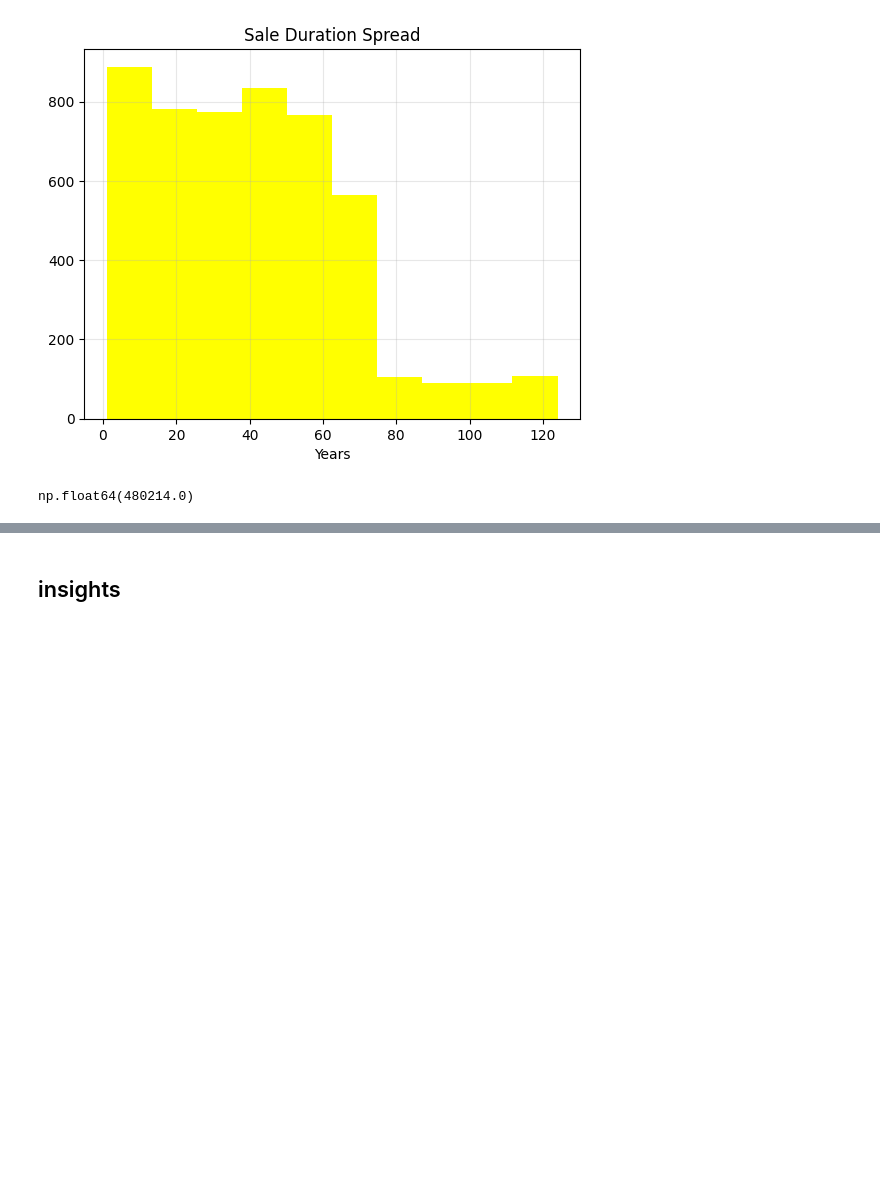
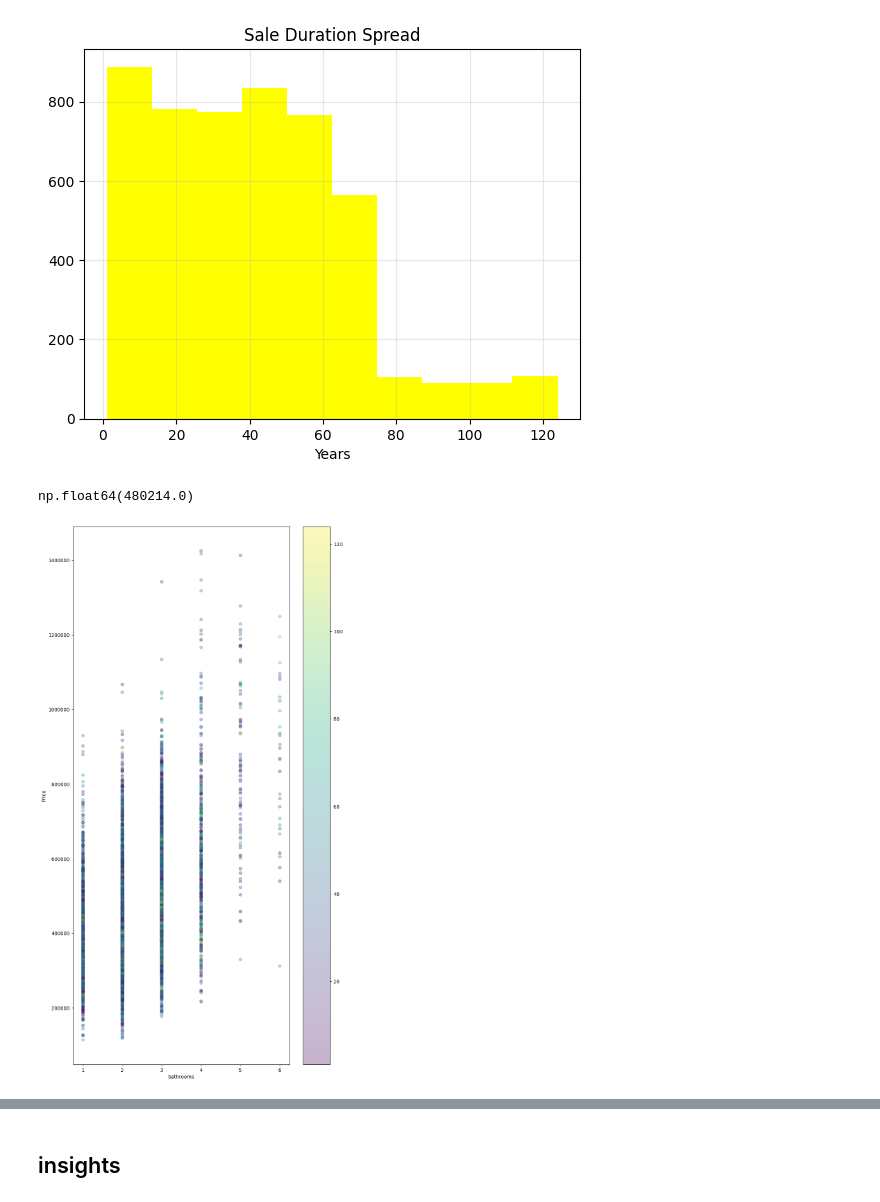
Before and after one commit to Astro0re/Data, a Jupyter notebook: Q_housing/analysis.ipynb, the cells around one changed output, grey strips where cells are left out. Cells and saved outputs as stored; diff of their text form; code cells hidden in the pictures; blank space fills up the shorter version.

```diff
--- a/Q_housing/analysis.ipynb
+++ b/Q_housing/analysis.ipynb
@@ -150,4 +153,16 @@ plt.show();
 data['sale_price'].mean()
 # %% [output]
 np.float64(480214.0)
+# %%
+# Bathrooms
+plt.figure(figsize=(10,20))
+plt.scatter(data['bathrooms'], data['sale_price'], alpha=0.3, c=data['sale_du'])
+plt.colorbar()
+plt.xlabel('bathrooms')
+plt.ylabel('Price')
+plt.ticklabel_format(style='plain', axis='y')
+plt.title('')
+plt.show();
+# %% [output]
+[figure, added]
 # %%
```
Also changed, not shown: parts of 5 cells of this notebook.
